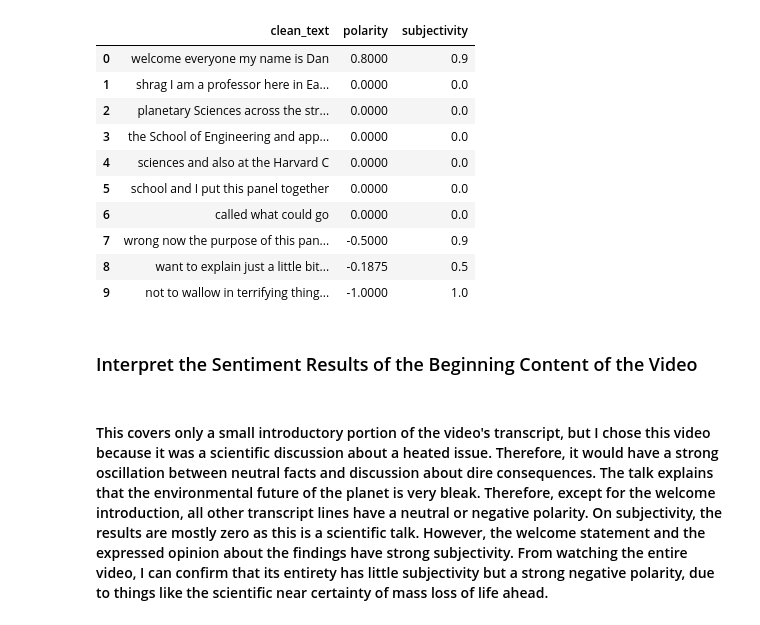
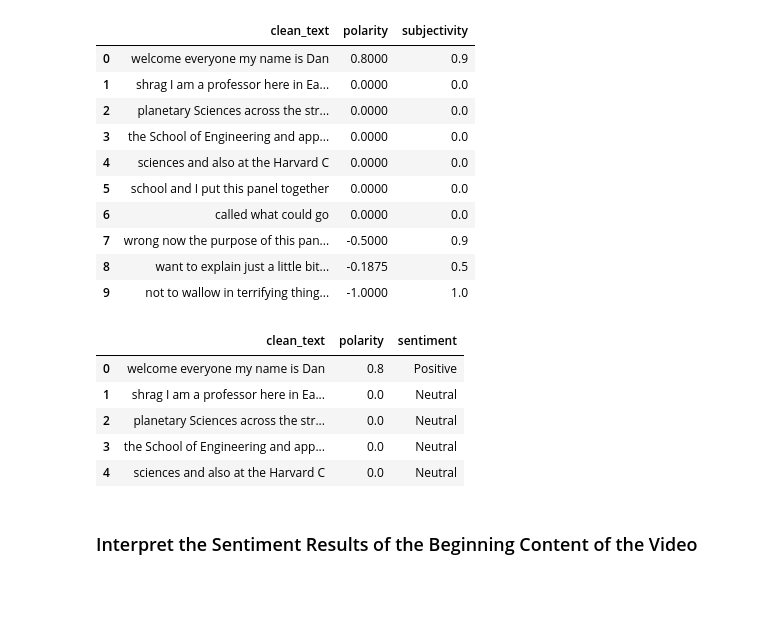
Before and after one commit to annedudzik/CISD43_Climate_Panel_Text_Mining_from_YouTube_Anne, a Jupyter notebook: CISD43_Climate_Panel_Text_Mining_from_YouTube_Anne.ipynb, the cells around one changed output. Cells and saved outputs as stored; diff of their text form; code cells hidden in the pictures; blank space fills up the shorter version.

```diff
--- a/CISD43_Climate_Panel_Text_Mining_from_YouTube_Anne.ipynb
+++ b/CISD43_Climate_Panel_Text_Mining_from_YouTube_Anne.ipynb
@@ -179,8 +169,25 @@ if not df.empty:
 | 8 | want to explain just a little bit... | -0.1875 | 0.5 |
 | 9 | not to wallow in terrifying thing... | -1.0000 | 1.0 |
 # %%
-# Show results in an easier to interpret format
+# Show results in an easier to interpret format by converting the numeric scores to just their positive or negative signs
+def sentiment_label(score):
+    if score > 0:
+        return "Positive"
+    elif score < 0:
+        return "Negative"
+    else:
+        return "Neutral"
+
+
+if not df.empty:
+    df["sentiment"] = df["polarity"].apply(sentiment_label)
+    display(df[["clean_text", "polarity", "sentiment"]].head())
+# %% [output]
+|  | clean_text | polarity | sentiment |
+| 0 | welcome everyone my name is Dan | 0.8 | Positive |
+| 1 | shrag I am a professor here in Ea... | 0.0 | Neutral |
+| 2 | planetary Sciences across the str... | 0.0 | Neutral |
+| 3 | the School of Engineering and app... | 0.0 | Neutral |
+| 4 | sciences and also at the Harvard C | 0.0 | Neutral |
 # %% [markdown]
 ### Interpret the Sentiment Results of the Beginning Content of the Video
-# %% [markdown]
-#### This covers only a small introductory portion of the video's transcript, but I chose this video because it was a scientific discussion about a heated issue. Therefore, it would have a strong oscillation between neutral facts and discussion about dire consequences. The talk explains that the environmental future of the planet is very bleak. Therefore, except for the welcome introduction, all other transcript lines have a neutral or negative polarity. On subjectivity, the results are mostly zero as this is a scientific talk. However, the welcome statement and the expressed opinion about the findings have strong subjectivity. From watching the entire video, I can confirm that its entirety has little subjectivity but a strong negative polarity, due to things like the scientific near certainty of mass loss of life ahead.
```
Also changed, not shown: parts of 16 cells of this notebook, 1 other file.
